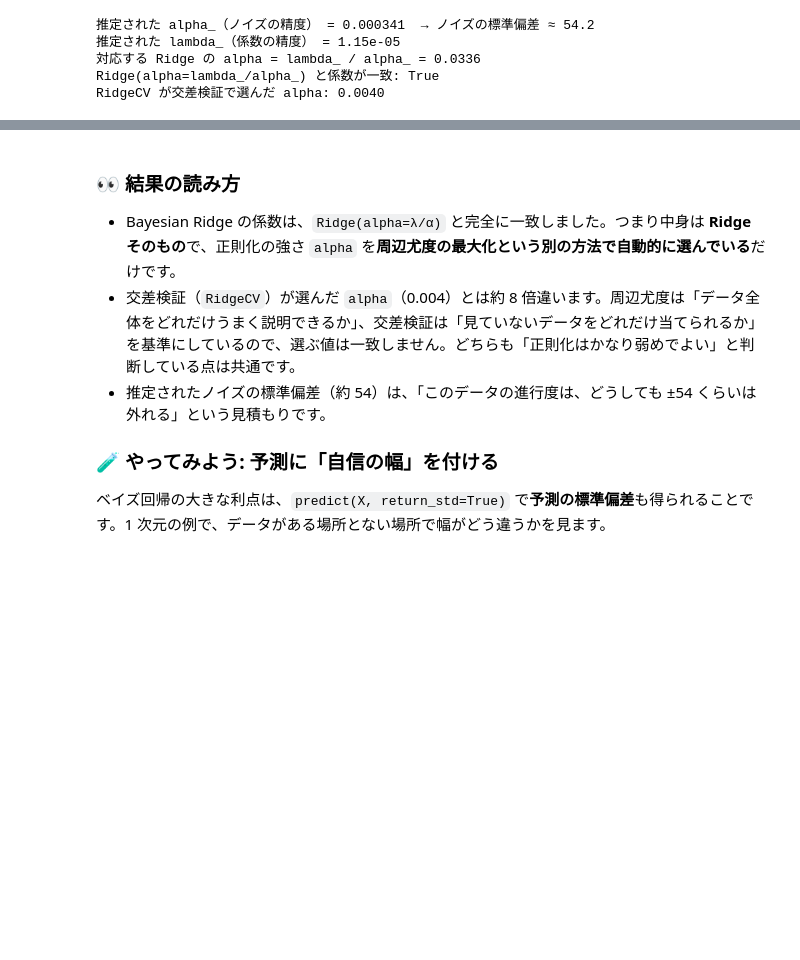
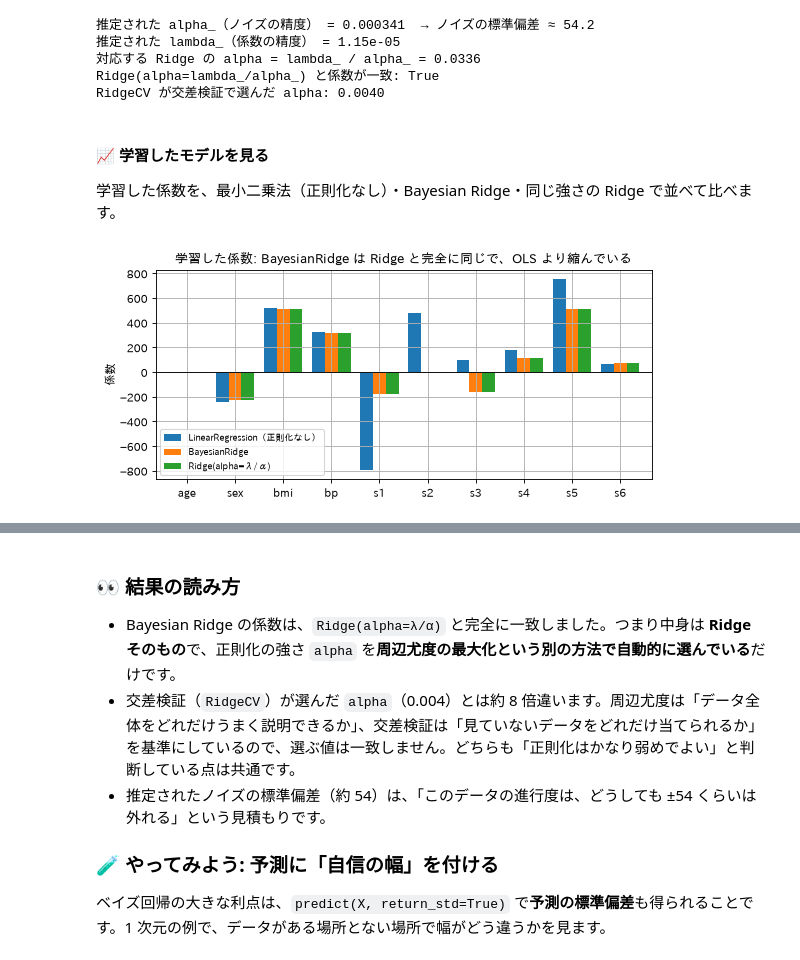
Before and after one commit to qsat/sandbox, a Jupyter notebook: study-sklearn/notebooks/01_supervised/01_linear_models_2_selection_bayes.ipynb, the cells around one changed output, grey strips where cells are left out. Saved outputs shown, nothing was run; the diff lists cells and outputs as text; code cells hidden in the pictures; blank space fills up the shorter version.

```diff
--- a/study-sklearn/notebooks/01_supervised/01_linear_models_2_selection_bayes.ipynb
+++ b/study-sklearn/notebooks/01_supervised/01_linear_models_2_selection_bayes.ipynb
@@ -462,3 +502,18 @@ print("RidgeCV が交差検証で選んだ alpha:", "%.4f" % lm.RidgeCV(alphas=n
 対応する Ridge の alpha = lambda_ / alpha_ = 0.0336
 Ridge(alpha=lambda_/alpha_) と係数が一致: True
 RidgeCV が交差検証で選んだ alpha: 0.0040
+# %% [markdown]
+#### 📈 学習したモデルを見る
+
+学習した係数を、最小二乗法（正則化なし）・Bayesian Ridge・同じ強さの Ridge で並べて比べます。
+# %%
+coef_table = pd.DataFrame({
+    "LinearRegression（正則化なし）": lm.LinearRegression().fit(X_d, y_d).coef_,
+    "BayesianRidge": br.coef_,
+    "Ridge(alpha=λ/α)": ridge_equiv.coef_,
+}, index=names)
+coef_table.plot.bar(figsize=(8, 3.4), width=0.8)
+plt.axhline(0, color="black", lw=0.8); plt.ylabel("係数"); plt.xticks(rotation=0)
+plt.title("学習した係数: BayesianRidge は Ridge と完全に同じで、OLS より縮んでいる"); plt.legend(fontsize=8); plt.show()
+# %% [output]
+[figure, added]
```
Also changed, not shown: parts of 8 cells of this notebook.
